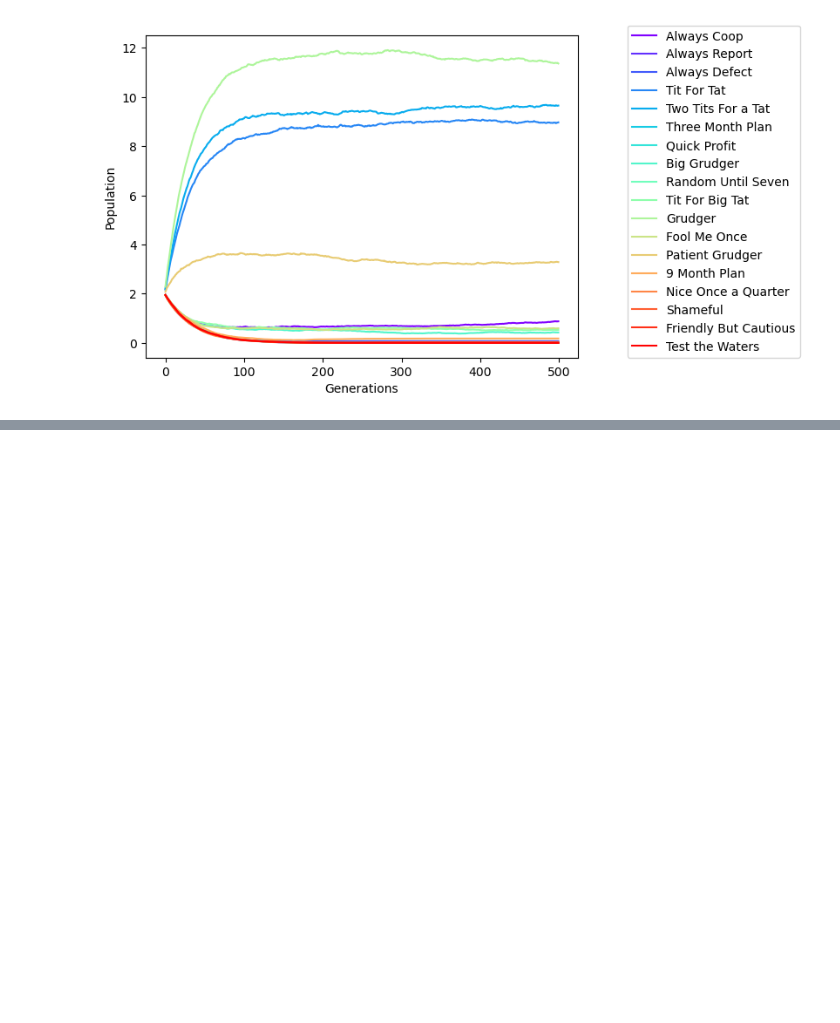
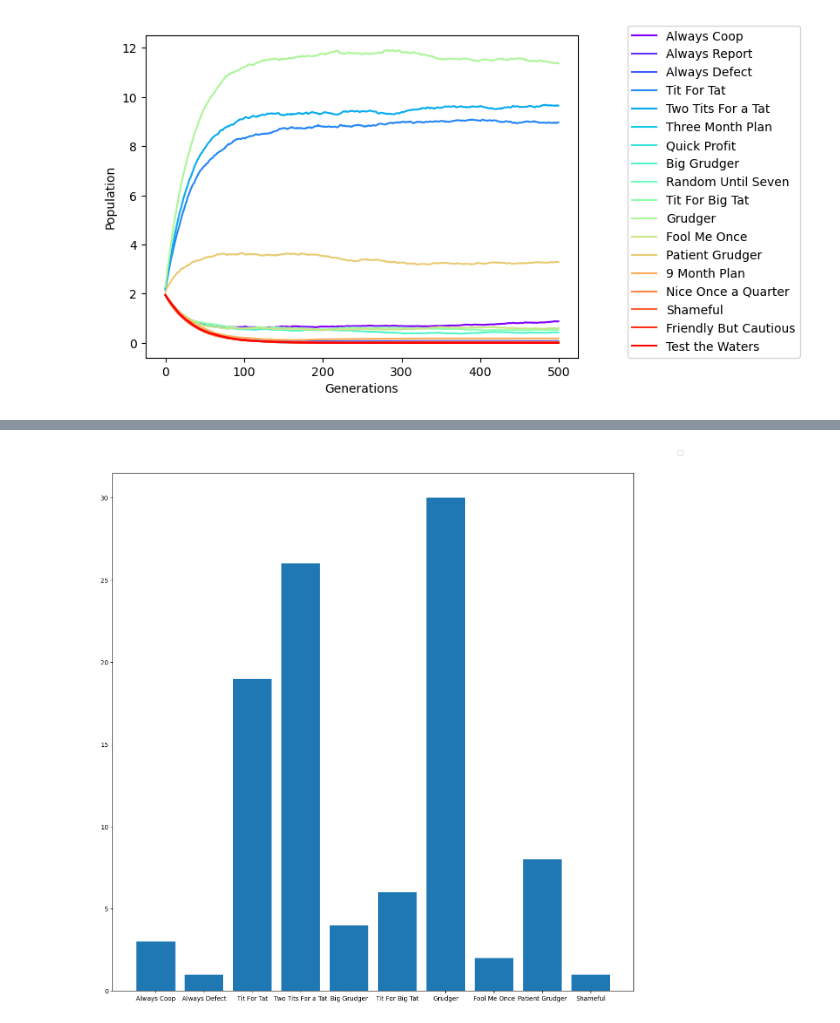
Before and after one commit to HarryFosterCU/Simulation-of-a-3-Choice-Prisoners-Dilemma-for-Modelling-Economic-Collusion, a Jupyter notebook: Emergent_Coop_Sim.ipynb, the cells around one changed output, grey strips where cells are left out. Cells and saved outputs as stored; diff of their text form; code cells hidden in the pictures; blank space fills up the shorter version.

```diff
--- a/Emergent_Coop_Sim.ipynb
+++ b/Emergent_Coop_Sim.ipynb
@@ -142,0 +201,4 @@ Always Report -4
+# %%
+Get_Average_Result(Months, Payoff_Matrix, Generations)
+# %% [output]
+[figure, added]
```
Also changed, not shown: parts of 13 cells of this notebook.
